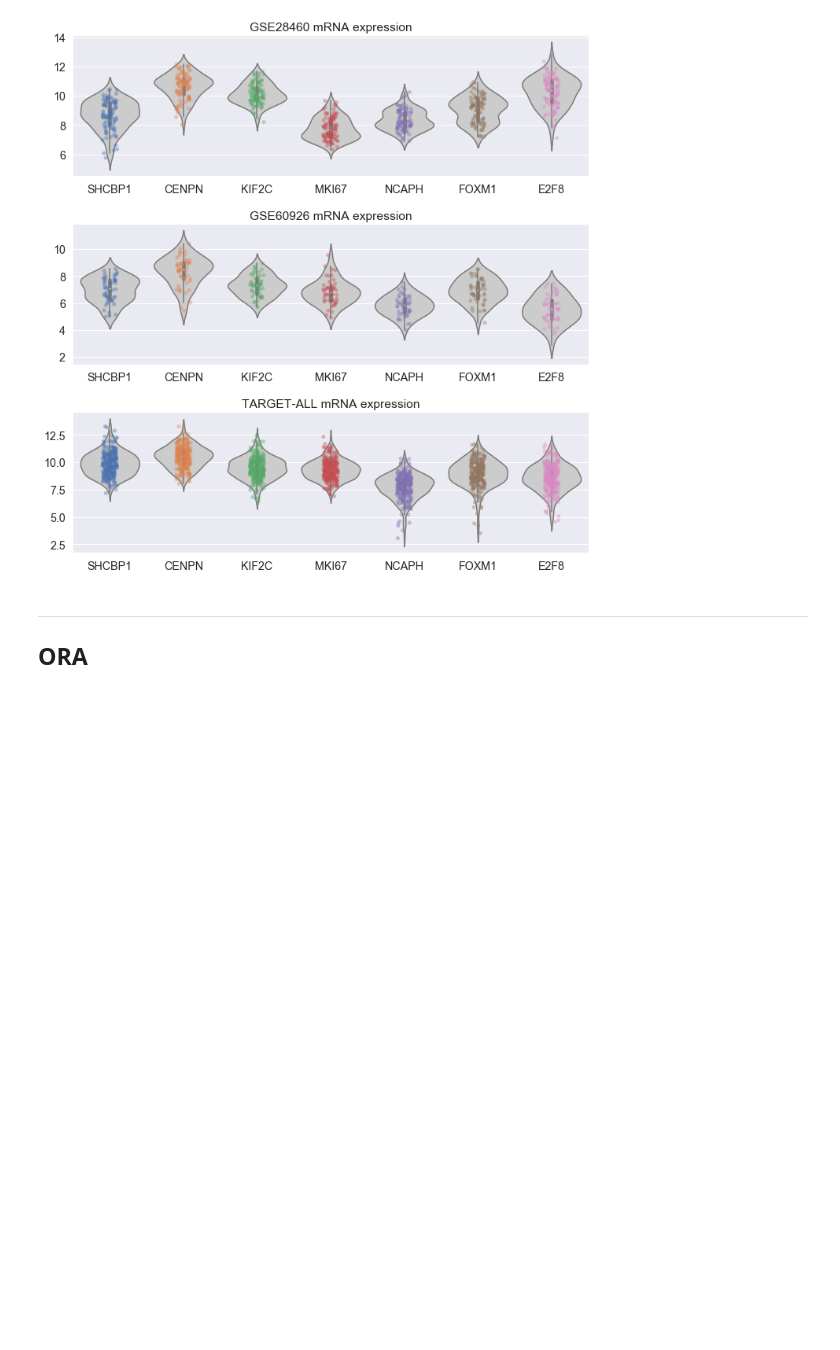
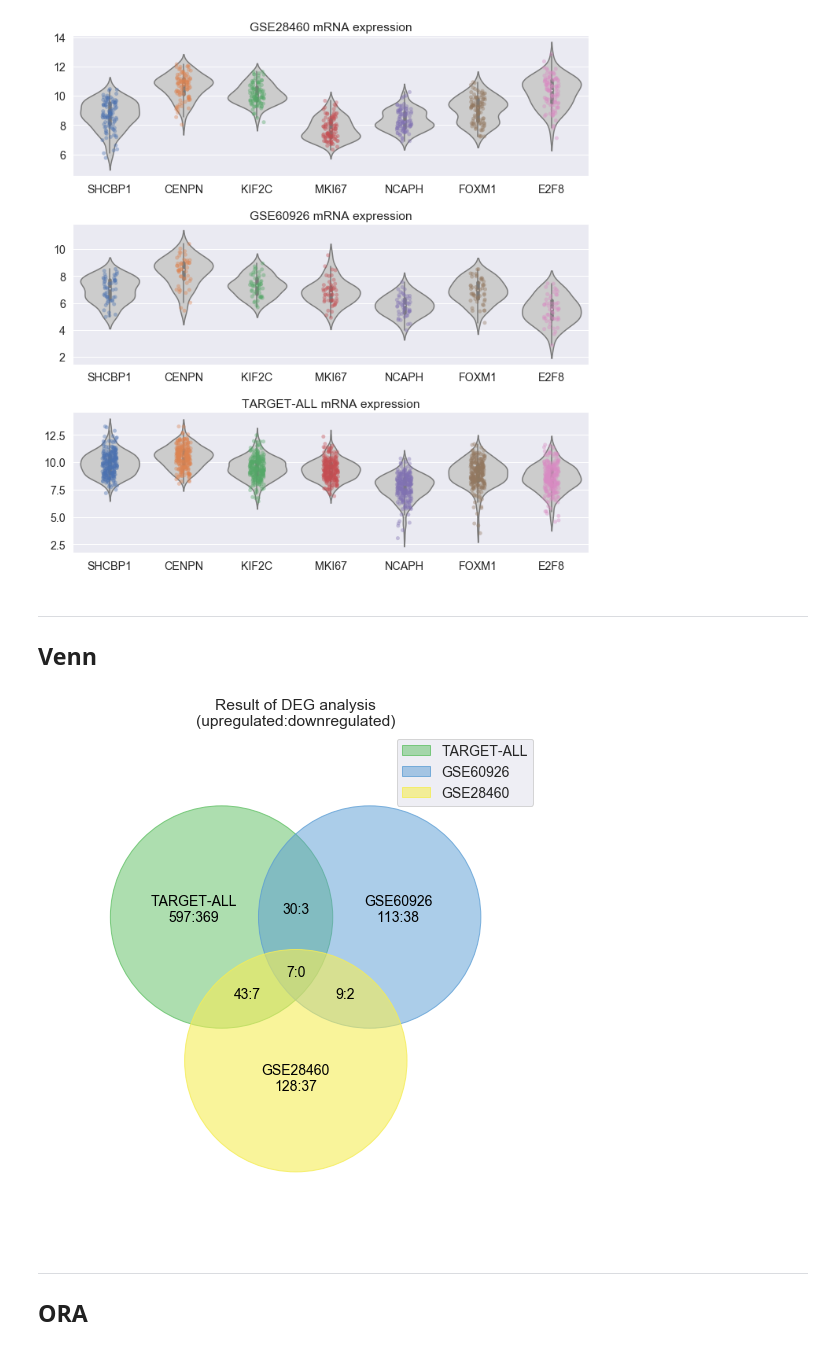
Before and after one commit to boringariel/Data_preprocessing, a Jupyter notebook: Pediatric_ALL_DEG.ipynb, the cells around one changed output. Cells and saved outputs as stored; diff of their text form; code cells hidden in the pictures; blank space fills up the shorter version.

```diff
--- a/Pediatric_ALL_DEG.ipynb
+++ b/Pediatric_ALL_DEG.ipynb
@@ -429,6 +497,24 @@ for i in esets:
 f.savefig('./violinplot.png', dpi=300)
 # %% [output]
 [figure]
+# %% [markdown]
+---
+## Venn
+# %%
+labels = {'001': 'GSE28460\n128:37',
+          '010': 'GSE60926\n113:38',
+          '100': 'TARGET-ALL\n597:369',
+          '111': '7:0',
+          '101': '43:7',
+         '110': '30:3',
+         '011': '9:2'}
+# %%
+fig, ax = venn.venn3(labels, names=['TARGET-ALL','GSE60926','GSE28460'])
+plt.title('Result of DEG analysis\n(upregulated:downregulated)')
+
+plt.savefig('./DEG_merge/venn.png', dpi=300, bbox_inches='tight')
+# %% [output]
+[figure, added]
 # %% [markdown]
 ---
 ## ORA
```
Also changed, not shown: parts of 16 cells of this notebook.
